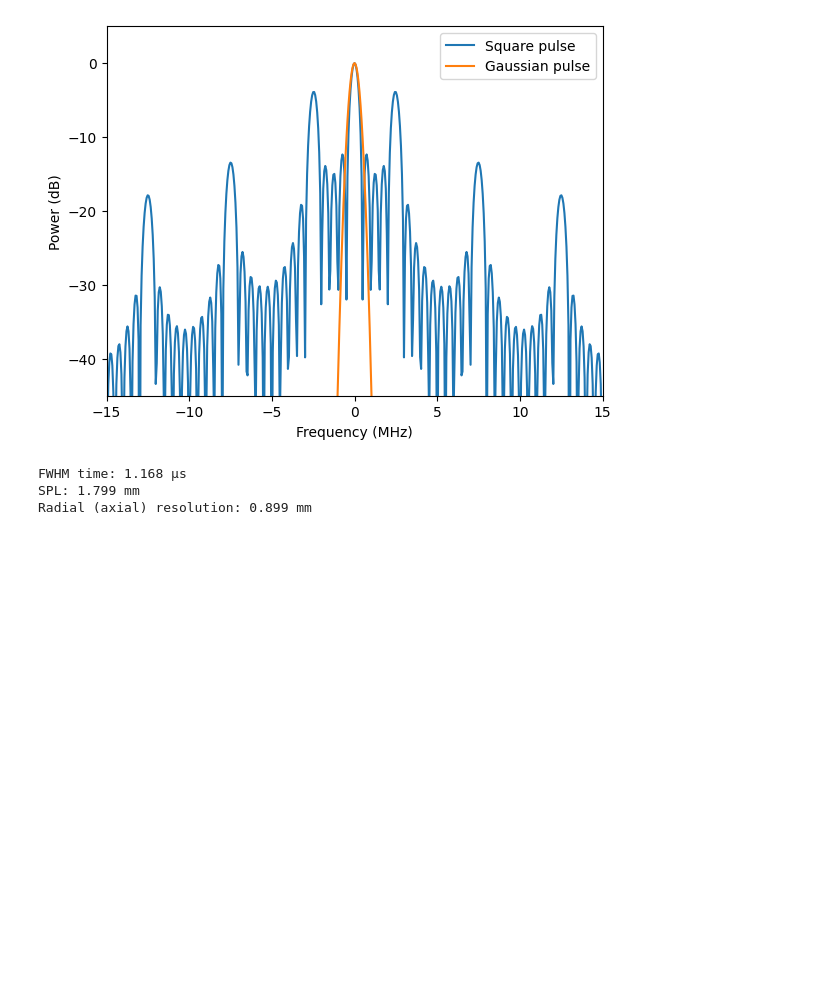
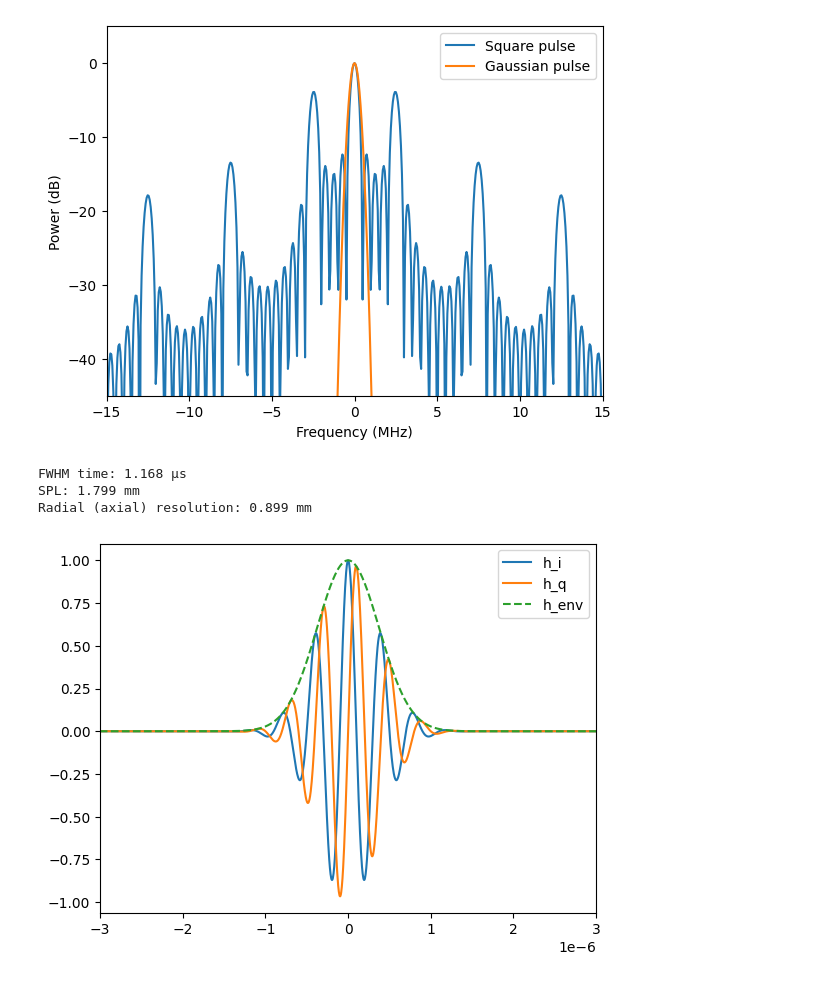
Before and after one commit to Sandermi99/MEDT4165, a Jupyter notebook: Exercise2.ipynb, the cells around one changed output. Drawn from its saved outputs; the diff is of its cells as text; code cells hidden in the pictures; blank space fills up the shorter version.

```diff
--- a/Exercise2.ipynb
+++ b/Exercise2.ipynb
@@ -135,0 +139,14 @@ Radial (axial) resolution: 0.899 mm
+# %%
+f_xd = 2.5e6
+bw_xd = 0.4
+
+h_i, h_q, h_env = signal.gausspulse(t_vec, bw=bw_xd, fc=f_xd, retquad = True, retenv = True)
+
+plt.plot(t_vec, h_i, label = "h_i")
+plt.plot(t_vec, h_q,label = "h_q")
+plt.plot(t_vec, h_env, "--" ,label = "h_env")
+plt.xlim(-3e-6,3e-6)
+plt.legend()
+plt.show()
+# %% [output]
+[figure, added]
```
Also changed, not shown: parts of 4 cells of this notebook.
